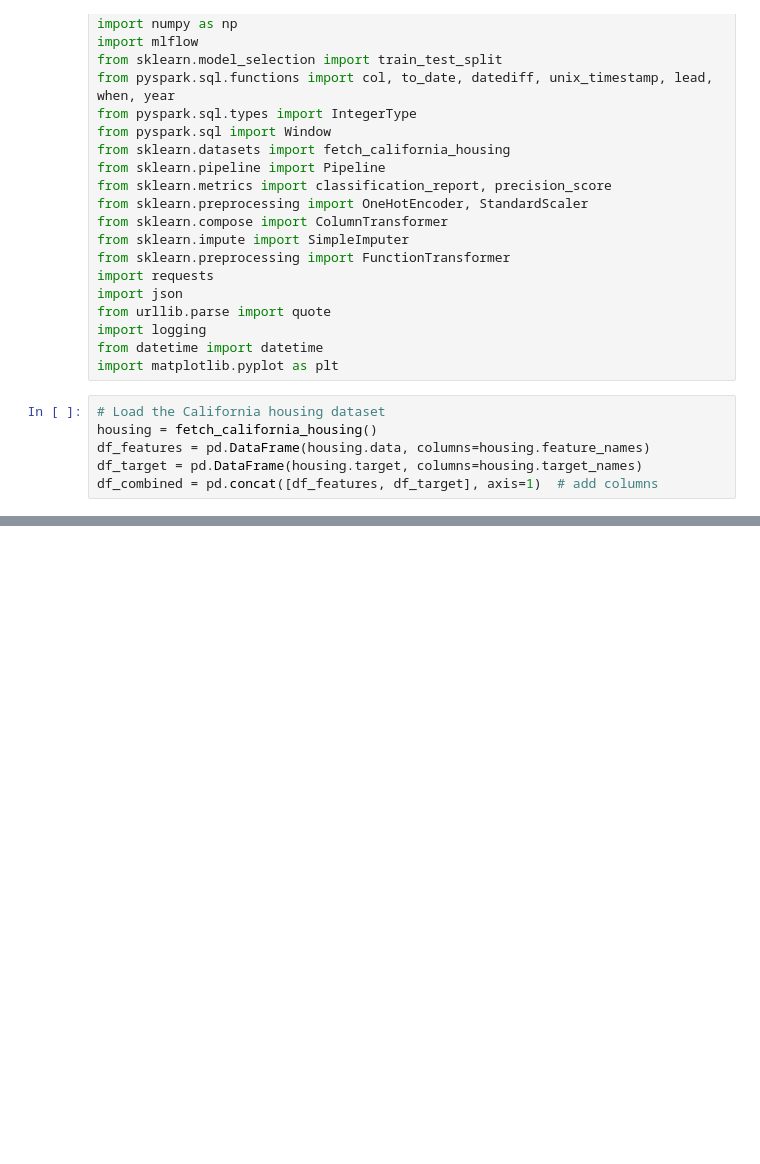
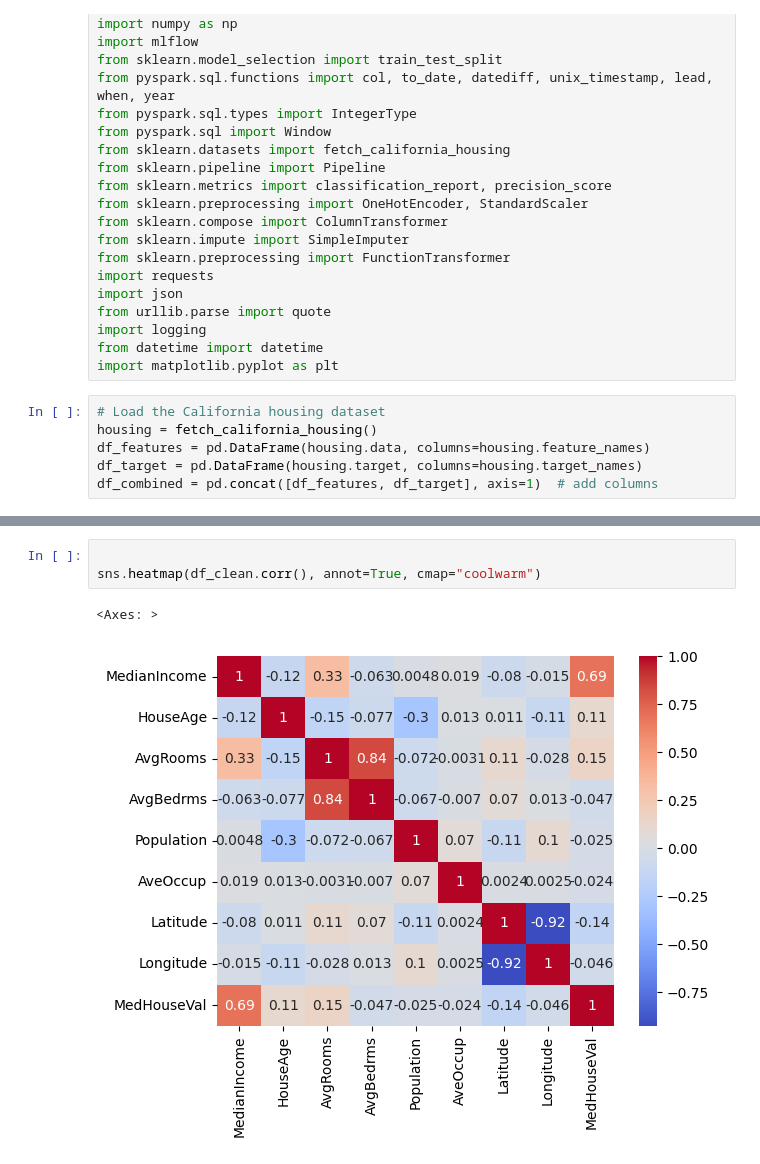
Before and after one commit to Nicholas26-design/PortfolioProjects, a Jupyter notebook: MachineLearningProjects/Neural Net/Untitled-1.ipynb, the cells around one changed output, grey strips where cells are left out. Cells and saved outputs as stored; diff of their text form; blank space fills up the shorter version.

```diff
--- a/MachineLearningProjects/Neural Net/Untitled-1.ipynb
+++ b/MachineLearningProjects/Neural Net/Untitled-1.ipynb
@@ -90,0 +100,6 @@ df_engineered.head()
+# %%
+
+sns.heatmap(df_clean.corr(), annot=True, cmap="coolwarm")
+# %% [output]
+<Axes: >
+[figure, added]
```
Also changed, not shown: parts of 7 cells of this notebook, 1 other file.
